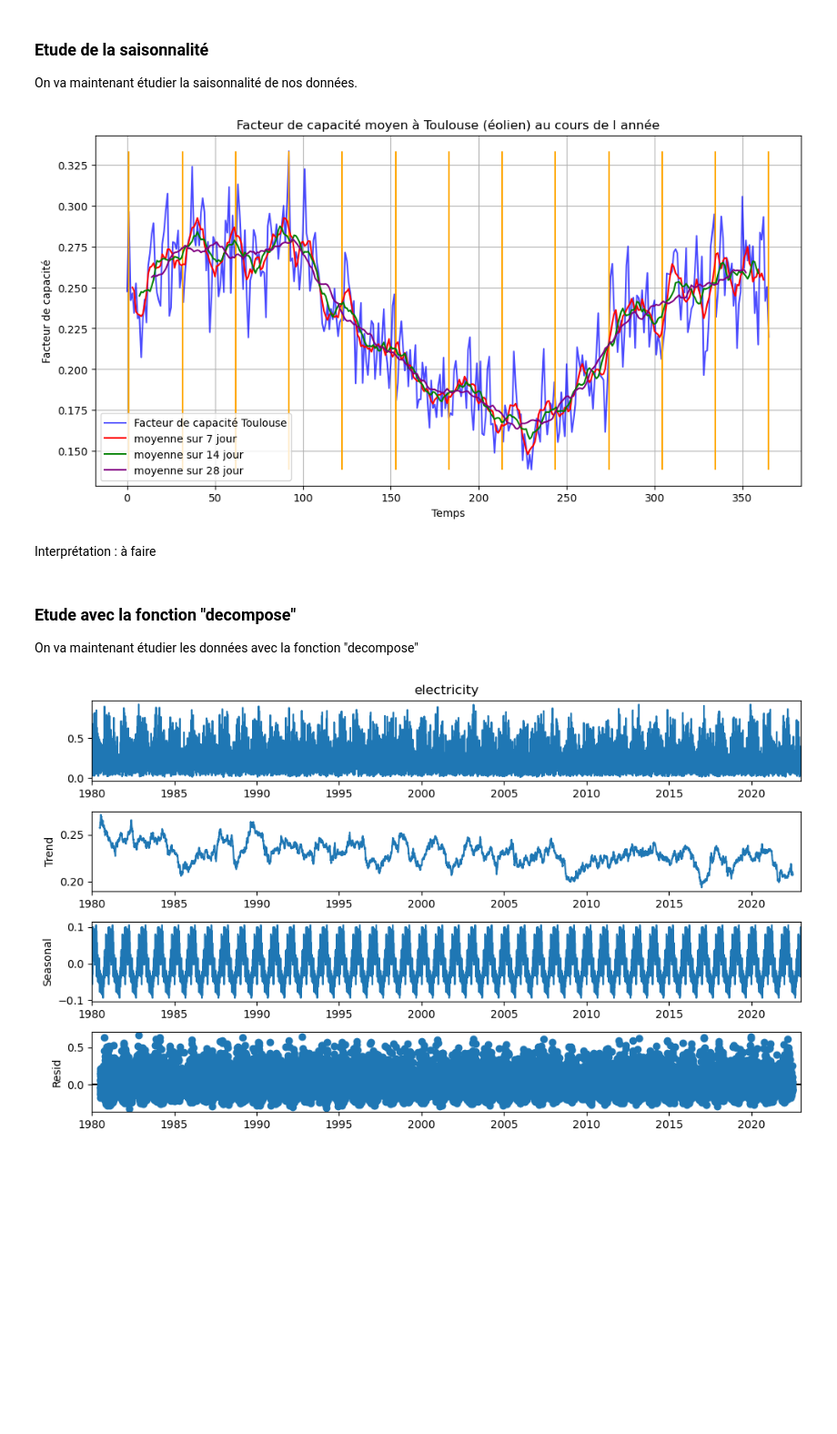
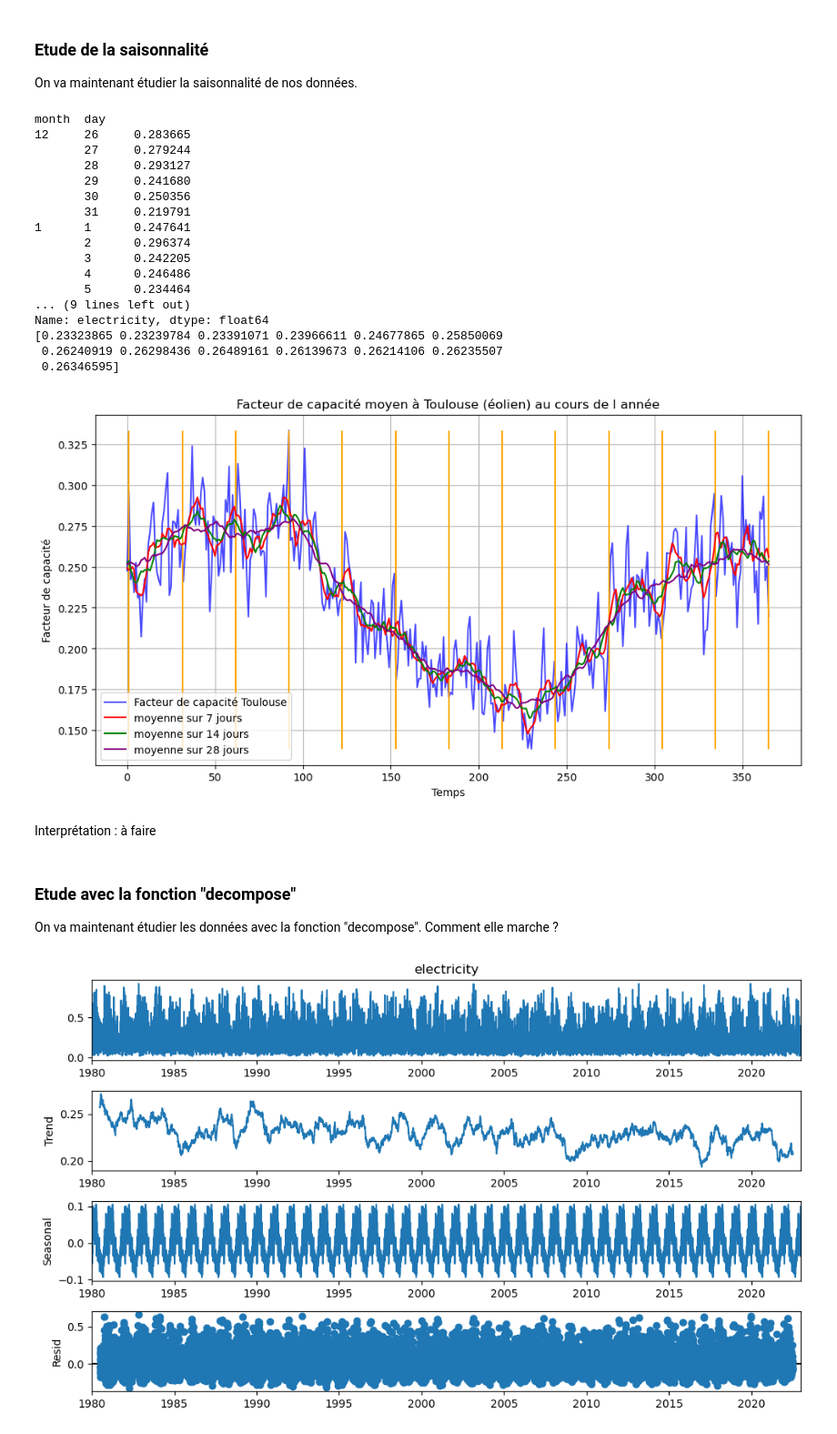
Before and after one commit to dpiot14/Project-4th-year, a Jupyter notebook: wind_Toulouse.ipynb, the cells around one changed output. Shown: that part at 91% size. Drawn from its saved outputs; the diff is of its cells as text; code cells hidden in the pictures; blank space fills up the shorter version.

Commit message:
Amélioration du lissage pour calculer la saisonnalité

```diff
--- a/wind_Toulouse.ipynb
+++ b/wind_Toulouse.ipynb
@@ -116,41 +116,63 @@ On va maintenant étudier la saisonnalité de nos données.
 # %%
 # On commence par regrouper les données par année
 data_hour_copy=data_hour_wind.copy()
 data_hour_copy['day']=data_hour_copy['time'].dt.day
 data_hour_copy['month']=data_hour_copy['time'].dt.month
 
 data_year_wind_tendance = data_hour_copy.groupby(['month', 'day']).agg({'electricity': 'mean', 'wind_speed': 'mean'})
 
 #print(type(data_year_wind_tendance.index))
 
 
 
 # Création du graphique de série temporelle pour la capacité nationale
 plt.figure(figsize=(12, 6))
 plt.plot(np.arange(366),data_year_wind_tendance['electricity'], label='Facteur de capacité Toulouse', color='blue', alpha=0.7)
 plt.title('Facteur de capacité moyen à Toulouse (éolien) au cours de l année')
 plt.xlabel('Temps')
 plt.ylabel('Facteur de capacité')
 plt.grid(True)
 
 time_tick  = np.linspace(1, 365, 13)
 plt.vlines(x = time_tick, ymin = data_year_wind_tendance['electricity'].min(), ymax = data_year_wind_tendance['electricity'].max(), colors = "orange")
 
+print(pd.concat([data_year_wind_tendance['electricity'][360:],data_year_wind_tendance['electricity']])[:20])
+print(data_year_wind_tendance['electricity'].rolling(7, center=True).mean().to_numpy()[:20][7:])
+
 #On ajoute une "moyenne" en lissant
-plt.plot(data_year_wind_tendance['electricity'].rolling(7, center=True).mean().to_numpy(), label=f"moyenne sur 7 jour", color = "red")
-plt.plot(data_year_wind_tendance['electricity'].rolling(14, center=True).mean().to_numpy(), label=f"moyenne sur 14 jour", color = "green")
-plt.plot(data_year_wind_tendance['electricity'].rolling(28, center=True).mean().to_numpy(), label=f"moyenne sur 28 jour", color = "purple")
+#On ajoute également des données avant et après pour avoir une moyenne lissée sur toute l'année
+
+plt.plot(pd.concat([data_year_wind_tendance['electricity'][359:],data_year_wind_tendance['electricity'],data_year_wind_tendance['electricity'][:7]]).rolling(7, center=True).mean().to_numpy()[7:373], label=f"moyenne sur 7 jours", color = "red")
+plt.plot(pd.concat([data_year_wind_tendance['electricity'][352:],data_year_wind_tendance['electricity'],data_year_wind_tendance['electricity'][:14]]).rolling(14, center=True).mean().to_numpy()[14:380], label=f"moyenne sur 14 jours", color = "green")
+plt.plot(pd.concat([data_year_wind_tendance['electricity'][338:],data_year_wind_tendance['electricity'],data_year_wind_tendance['electricity'][:28]]).rolling(28, center=True).mean().to_numpy()[28:394], label=f"moyenne sur 28 jours", color = "purple")
 plt.legend()
 
 plt.show()
 # %% [output]
+month  day
+12     26     0.283665
+       27     0.279244
+       28     0.293127
+       29     0.241680
+       30     0.250356
+       31     0.219791
+1      1      0.247641
+       2      0.296374
+       3      0.242205
+       4      0.246486
+       5      0.234464
+... (9 lines left out)
+Name: electricity, dtype: float64
+[0.23323865 0.23239784 0.23391071 0.23966611 0.24677865 0.25850069
+ 0.26240919 0.26298436 0.26489161 0.26139673 0.26214106 0.26235507
+ 0.26346595]
-[figure, old version]
+[figure, new version]
 # %% [markdown]
 Interprétation : à faire
 # %% [markdown]
 ### Etude avec la fonction "decompose"
 
-On va maintenant étudier les données avec la fonction "decompose"
+On va maintenant étudier les données avec la fonction "decompose". Comment elle marche ?
 # %%
 from statsmodels.tsa.seasonal import seasonal_decompose, STL
 
```
